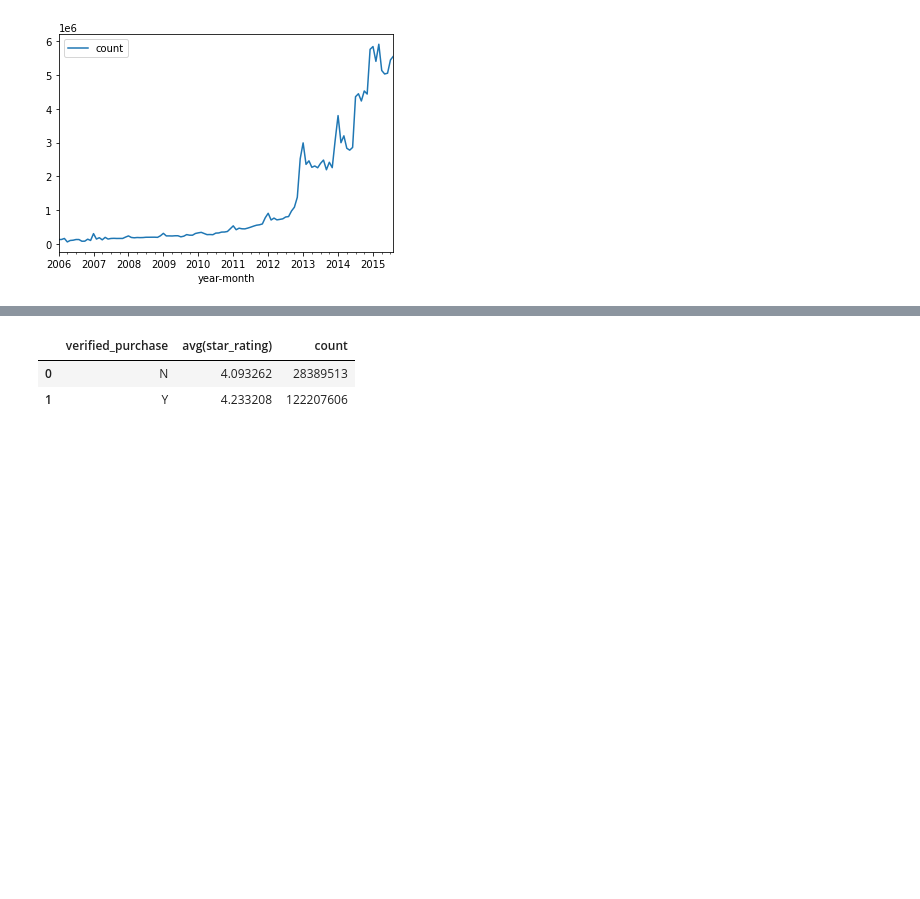
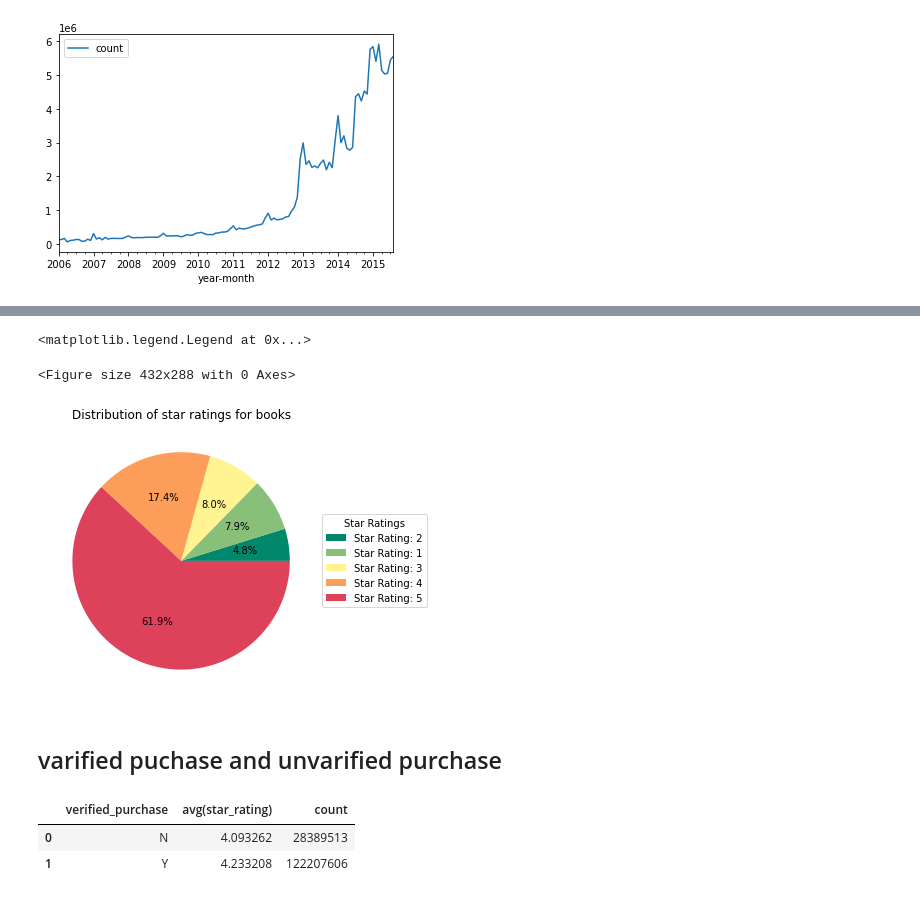
Before and after one commit to Jaycee-Hu/ANLY-502, a Jupyter notebook: project v2.ipynb, the cells around one changed output, grey strips where cells are left out. Drawn from its saved outputs; the diff is of its cells as text; code cells hidden in the pictures; blank space fills up the shorter version.

```diff
--- a/project v2.ipynb
+++ b/project v2.ipynb
@@ -129,3 +146,21 @@ plt.show()
+# %%
+#Counts of different stars
+# Distribution of overall star ratings
+product_ratings_dist = reviews.groupBy('star_rating').count().orderBy('count').toPandas()
+
+plt.clf()
+labels = [f"Star Rating: {rating}" for rating in product_ratings_dist['star_rating']]
+r = [num_reviews for num_reviews in product_ratings_dist['count']]
+fig, ax = plt.subplots(figsize=(8,5))
+w,a,b = ax.pie(r, autopct='%1.1f%%', colors= ['#00876c', '#89c079', '#fff392', '#fc9e5a', '#de425b'])
+plt.title('Distribution of star ratings for books')
+ax.legend(w, labels, title="Star Ratings", loc="center left", bbox_to_anchor=(1, 0, 0.5, 1))
+# %% [output]
+<matplotlib.legend.Legend at 0x...>
+<Figure size 432x288 with 0 Axes>
+[figure, added]
+# %% [markdown]
+## varified puchase and unvarified purchase
 # %%
 # count total review and average rating for verified purchase and non-verified pruchase
 verified_rating = spark.sql("""select verified_purchase, avg(star_rating), count(*) as count
```
Also changed, not shown: parts of 51 cells of this notebook.
